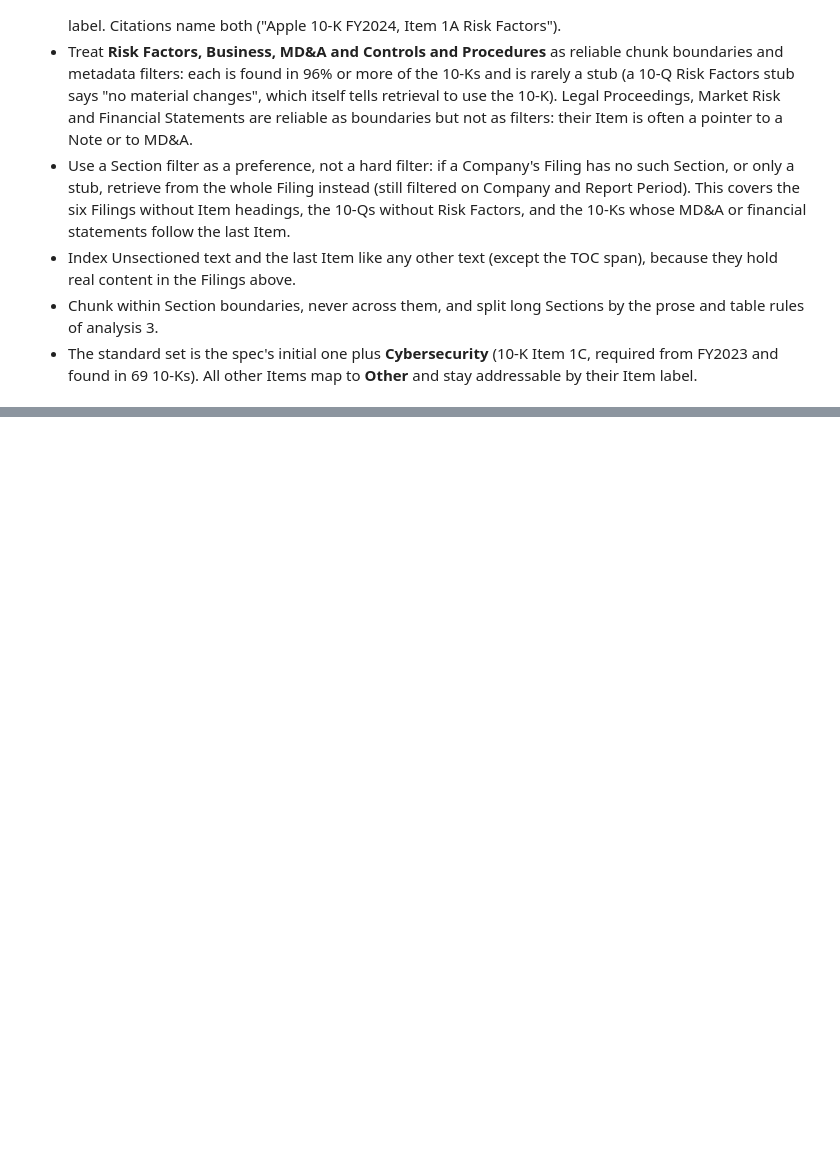
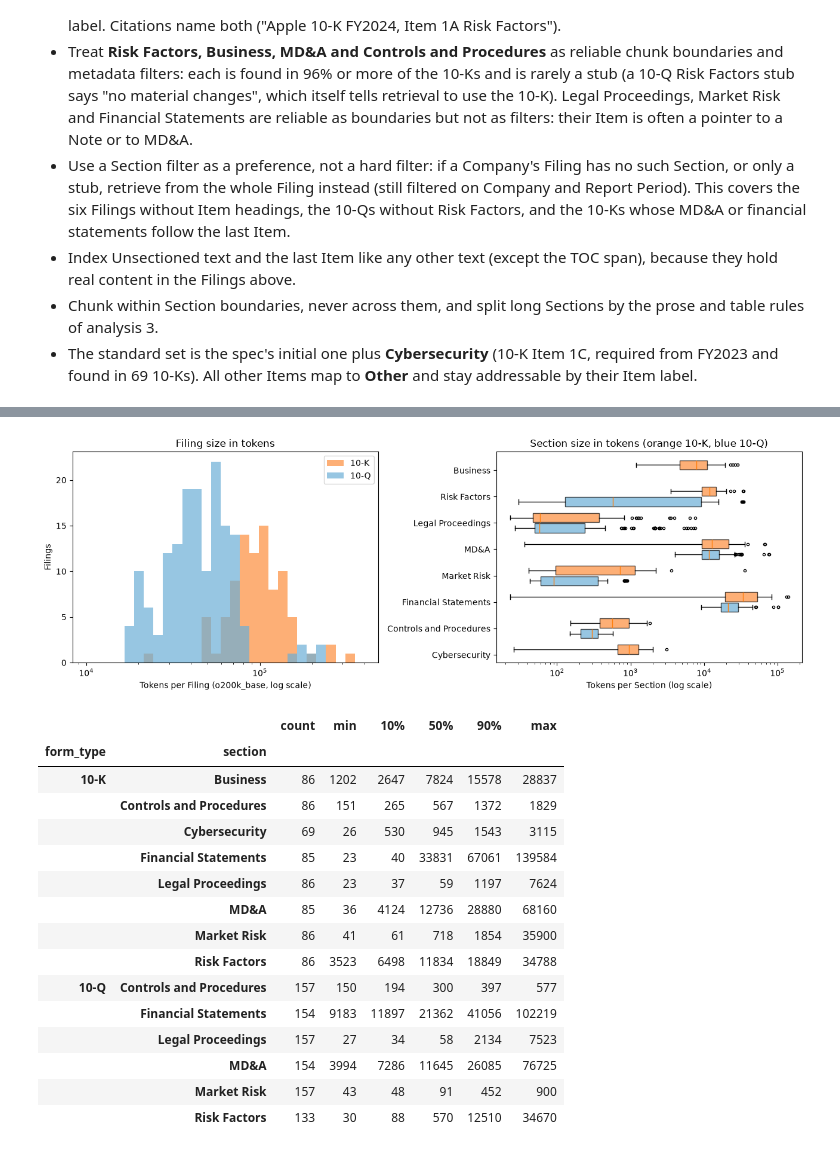
Before and after one commit to dwest1507/eliza-assessment, a Jupyter notebook: backend/notebooks/eda.ipynb, the cells around one changed output, grey strips where cells are left out. Saved outputs shown, nothing was run; the diff lists cells and outputs as text; code cells hidden in the pictures; blank space fills up the shorter version.

```diff
--- a/backend/notebooks/eda.ipynb
+++ b/backend/notebooks/eda.ipynb
@@ -1265,0 +1321,65 @@ DIS_10K_2023Q3_2023-11-21_full.txt Item 16  183737   37.5
+# %%
+fig, (ax1, ax2) = plt.subplots(1, 2, figsize=(13, 4.5))
+bins = np.logspace(np.log10(10_000), np.log10(400_000), 30)
+for form, colour in [("10-K", "#fd8d3c"), ("10-Q", "#6baed6")]:
+    ax1.hist(
+        filing_tokens.loc[filing_tokens["form_type"] == form, "tokens"],
+        bins=bins,
+        alpha=0.7,
+        color=colour,
+        label=form,
+    )
+ax1.set_xscale("log")
+ax1.set_xlabel("Tokens per Filing (o200k_base, log scale)")
+ax1.set_ylabel("Filings")
+ax1.set_title("Filing size in tokens")
+ax1.legend()
+
+named_tokens = section_tokens[section_tokens["section"].isin(REQUIRED["10-K"])]
+for offset, form, colour in [(-0.2, "10-K", "#fd8d3c"), (0.2, "10-Q", "#6baed6")]:
+    present = [n for n in REQUIRED["10-K"] if n in REQUIRED[form]]
+    ax2.boxplot(
+        [
+            named_tokens[(named_tokens["form_type"] == form) & (named_tokens["section"] == n)][
+                "tokens"
+            ]
+            for n in present
+        ],
+        positions=[REQUIRED["10-K"].index(n) + offset for n in present],
+        widths=0.35,
+        orientation="horizontal",
+        patch_artist=True,
+        boxprops={"facecolor": colour, "alpha": 0.7},
+        flierprops={"markersize": 3},
+    )
+ax2.set_xscale("log")
+ax2.set_yticks(range(len(REQUIRED["10-K"])), REQUIRED["10-K"])
+ax2.invert_yaxis()
+ax2.set_xlabel("Tokens per Section (log scale)")
+ax2.set_title("Section size in tokens (orange 10-K, blue 10-Q)")
+fig.tight_layout()
+plt.show()
+
+(
+    named_tokens.groupby(["form_type", "section"])["tokens"]
+    .describe(percentiles=[0.1, 0.5, 0.9])
+    .astype(int)[["count", "min", "10%", "50%", "90%", "max"]]
+)
+# %% [output]
+[figure, added]
+|  |  | count | min | 10% | 50% | 90% | max |
+| form_type | section |  |  |  |  |  |  |
+| 10-K | Business | 86 | 1202 | 2647 | 7824 | 15578 | 28837 |
+|  | Controls and Procedures | 86 | 151 | 265 | 567 | 1372 | 1829 |
+|  | Cybersecurity | 69 | 26 | 530 | 945 | 1543 | 3115 |
+|  | Financial Statements | 85 | 23 | 40 | 33831 | 67061 | 139584 |
+|  | Legal Proceedings | 86 | 23 | 37 | 59 | 1197 | 7624 |
+|  | MD&A | 85 | 36 | 4124 | 12736 | 28880 | 68160 |
+|  | Market Risk | 86 | 41 | 61 | 718 | 1854 | 35900 |
+|  | Risk Factors | 86 | 3523 | 6498 | 11834 | 18849 | 34788 |
+| 10-Q | Controls and Procedures | 157 | 150 | 194 | 300 | 397 | 577 |
+|  | Financial Statements | 154 | 9183 | 11897 | 21362 | 41056 | 102219 |
+|  | Legal Proceedings | 157 | 27 | 34 | 58 | 2134 | 7523 |
+|  | MD&A | 154 | 3994 | 7286 | 11645 | 26085 | 76725 |
+|  | Market Risk | 157 | 43 | 48 | 91 | 452 | 900 |
+|  | Risk Factors | 133 | 30 | 88 | 570 | 12510 | 34670 |
```
Also changed, not shown: parts of 21 cells of this notebook, 4 other files.
